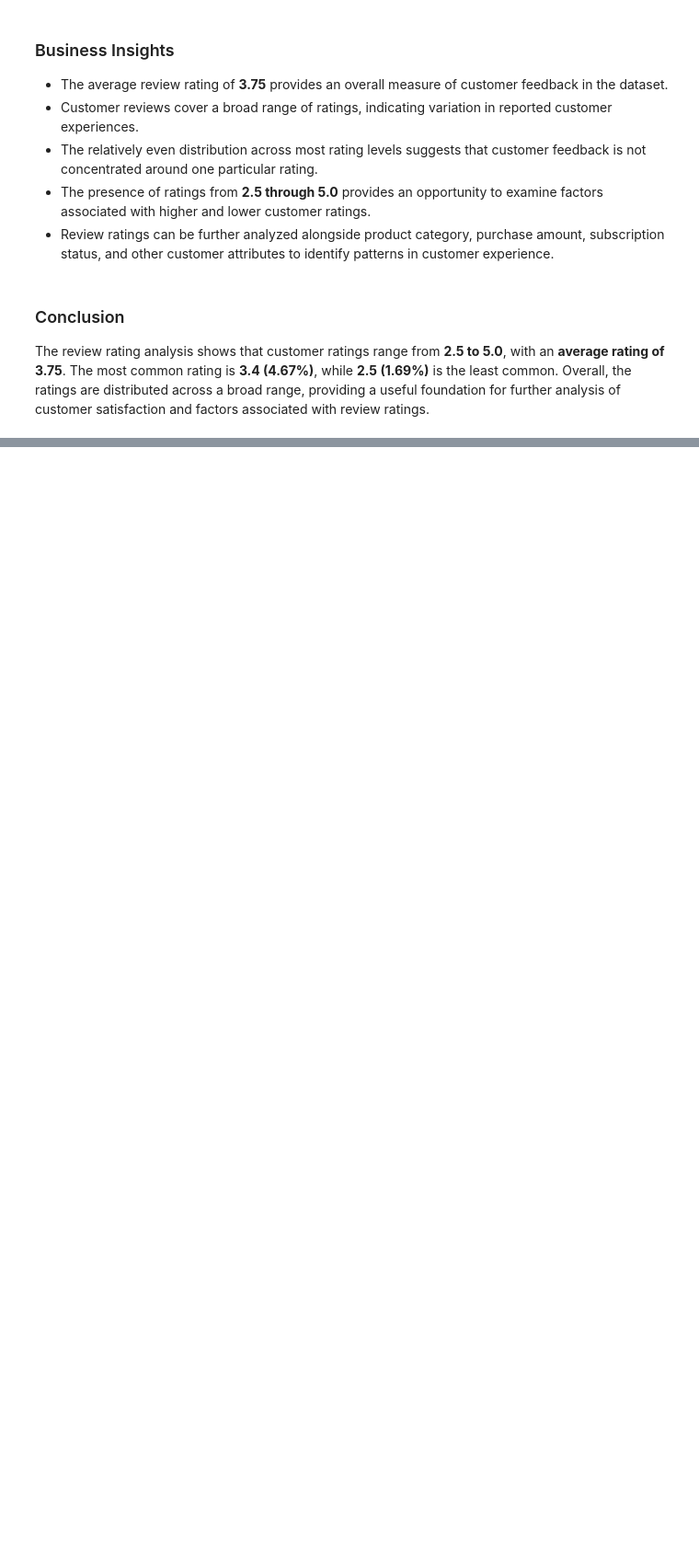
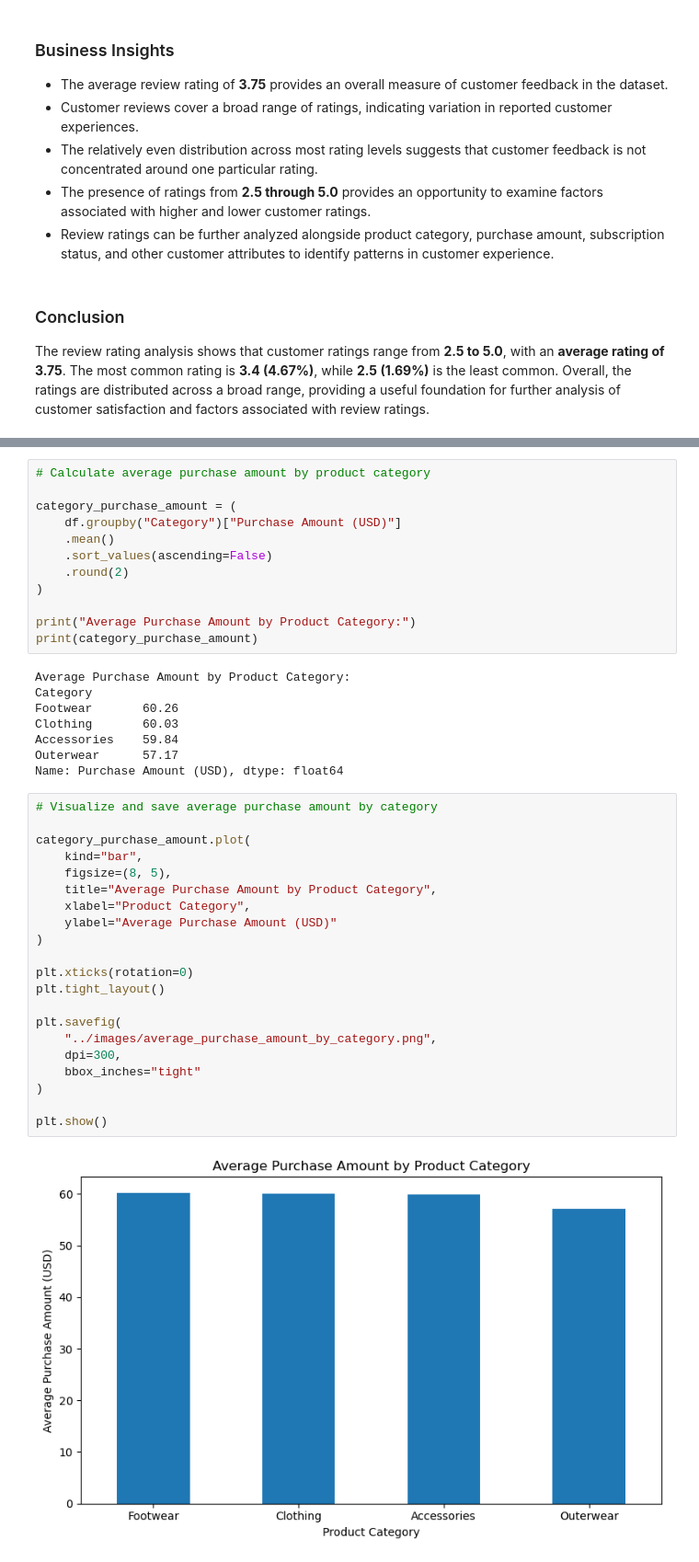
Before and after one commit to kalaranjani-a/customer-shopping-behavior-analysis, a Jupyter notebook: notebooks/customer_shopping_analysis.ipynb, the cells around one changed output, grey strips where cells are left out. Shown at 92% size. Cells and saved outputs as stored; diff of their text form; blank space fills up the shorter version.

```diff
--- a/notebooks/customer_shopping_analysis.ipynb
+++ b/notebooks/customer_shopping_analysis.ipynb
@@ -2245,0 +2258,43 @@ The review rating analysis shows that customer ratings range from **2.5 to 5.0**
+# %%
+# Calculate average purchase amount by product category
+
+category_purchase_amount = (
+    df.groupby("Category")["Purchase Amount (USD)"]
+    .mean()
+    .sort_values(ascending=False)
+    .round(2)
+)
+
+print("Average Purchase Amount by Product Category:")
+print(category_purchase_amount)
+# %% [output]
+Average Purchase Amount by Product Category:
+Category
+Footwear       60.26
+Clothing       60.03
+Accessories    59.84
+Outerwear      57.17
+Name: Purchase Amount (USD), dtype: float64
+# %%
+# Visualize and save average purchase amount by category
+
+category_purchase_amount.plot(
+    kind="bar",
+    figsize=(8, 5),
+    title="Average Purchase Amount by Product Category",
+    xlabel="Product Category",
+    ylabel="Average Purchase Amount (USD)"
+)
+
+plt.xticks(rotation=0)
+plt.tight_layout()
+
+plt.savefig(
+    "../images/average_purchase_amount_by_category.png",
+    dpi=300,
+    bbox_inches="tight"
+)
+
+plt.show()
+# %% [output]
+[figure, added]
```
Also changed, not shown: parts of 41 cells of this notebook, 6 other files.
